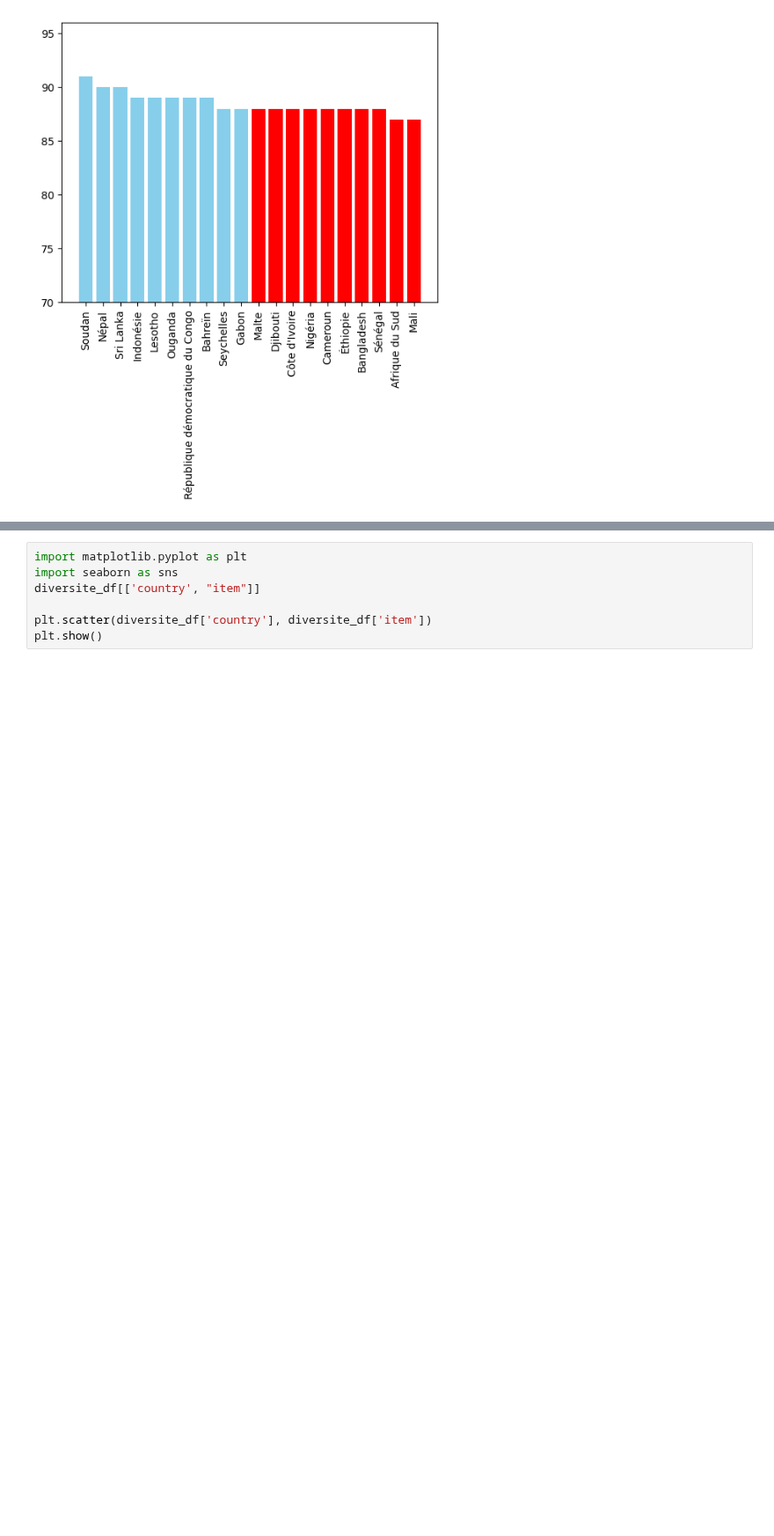
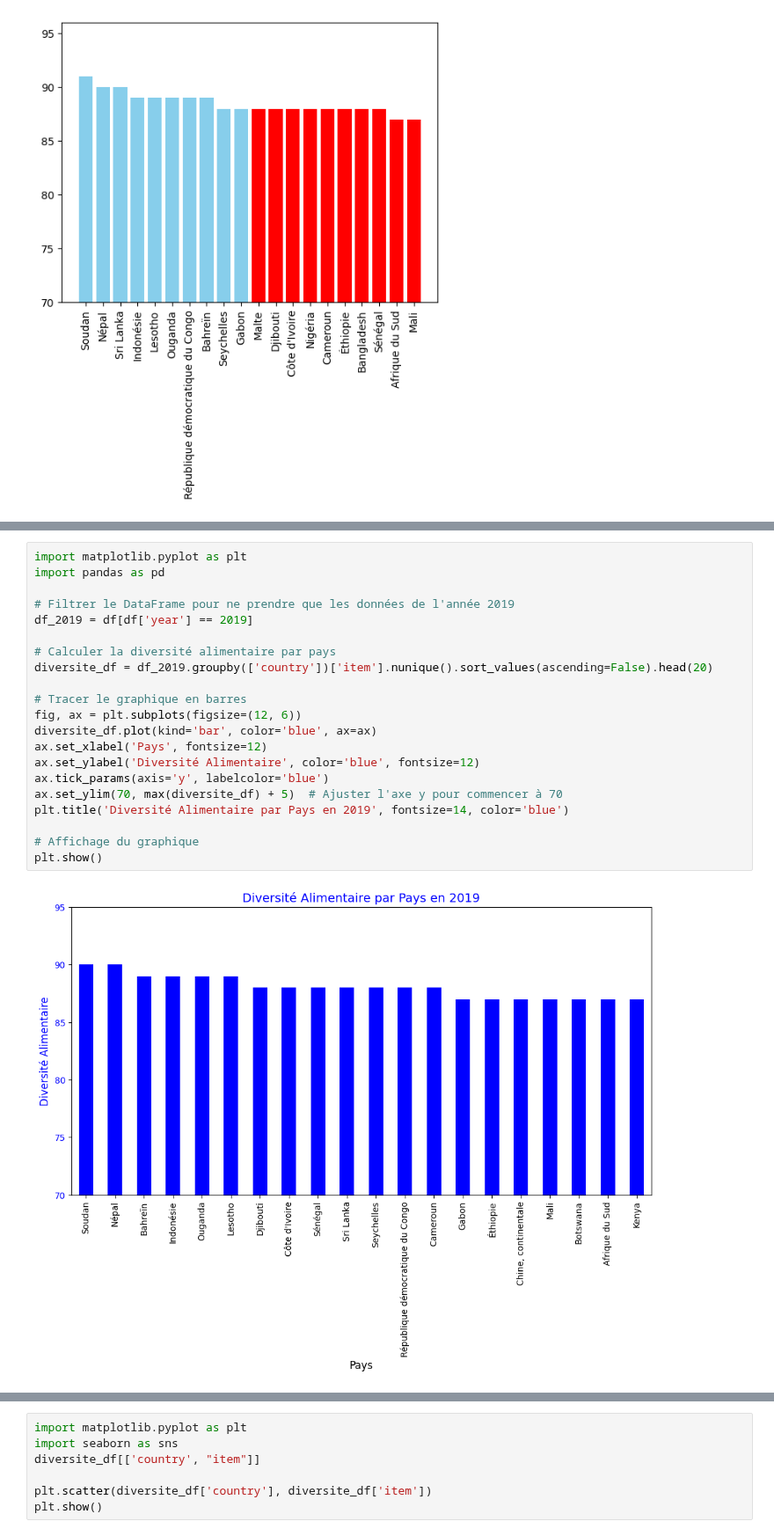
Before and after one commit to Melobgn/Brief-pandas-SEM, a Jupyter notebook: dataframes.ipynb, the cells around one changed output, grey strips where cells are left out. Shown at 88% size. Saved outputs shown, nothing was run; the diff lists cells and outputs as text; blank space fills up the shorter version.

```diff
--- a/dataframes.ipynb
+++ b/dataframes.ipynb
@@ -483,0 +506,23 @@ diversite_df.plot(kind='bar', x='country', logy=True)
+# %%
+import matplotlib.pyplot as plt
+import pandas as pd
+
+# Filtrer le DataFrame pour ne prendre que les données de l'année 2019
+df_2019 = df[df['year'] == 2019]
+
+# Calculer la diversité alimentaire par pays
+diversite_df = df_2019.groupby(['country'])['item'].nunique().sort_values(ascending=False).head(20)
+
+# Tracer le graphique en barres
+fig, ax = plt.subplots(figsize=(12, 6))
+diversite_df.plot(kind='bar', color='blue', ax=ax)
+ax.set_xlabel('Pays', fontsize=12)
+ax.set_ylabel('Diversité Alimentaire', color='blue', fontsize=12)
+ax.tick_params(axis='y', labelcolor='blue')
+ax.set_ylim(70, max(diversite_df) + 5)  # Ajuster l'axe y pour commencer à 70
+plt.title('Diversité Alimentaire par Pays en 2019', fontsize=14, color='blue')
+
+# Affichage du graphique
+plt.show()
+# %% [output]
+[figure, added]
```
Also changed, not shown: parts of 7 cells of this notebook, 2 other files.
